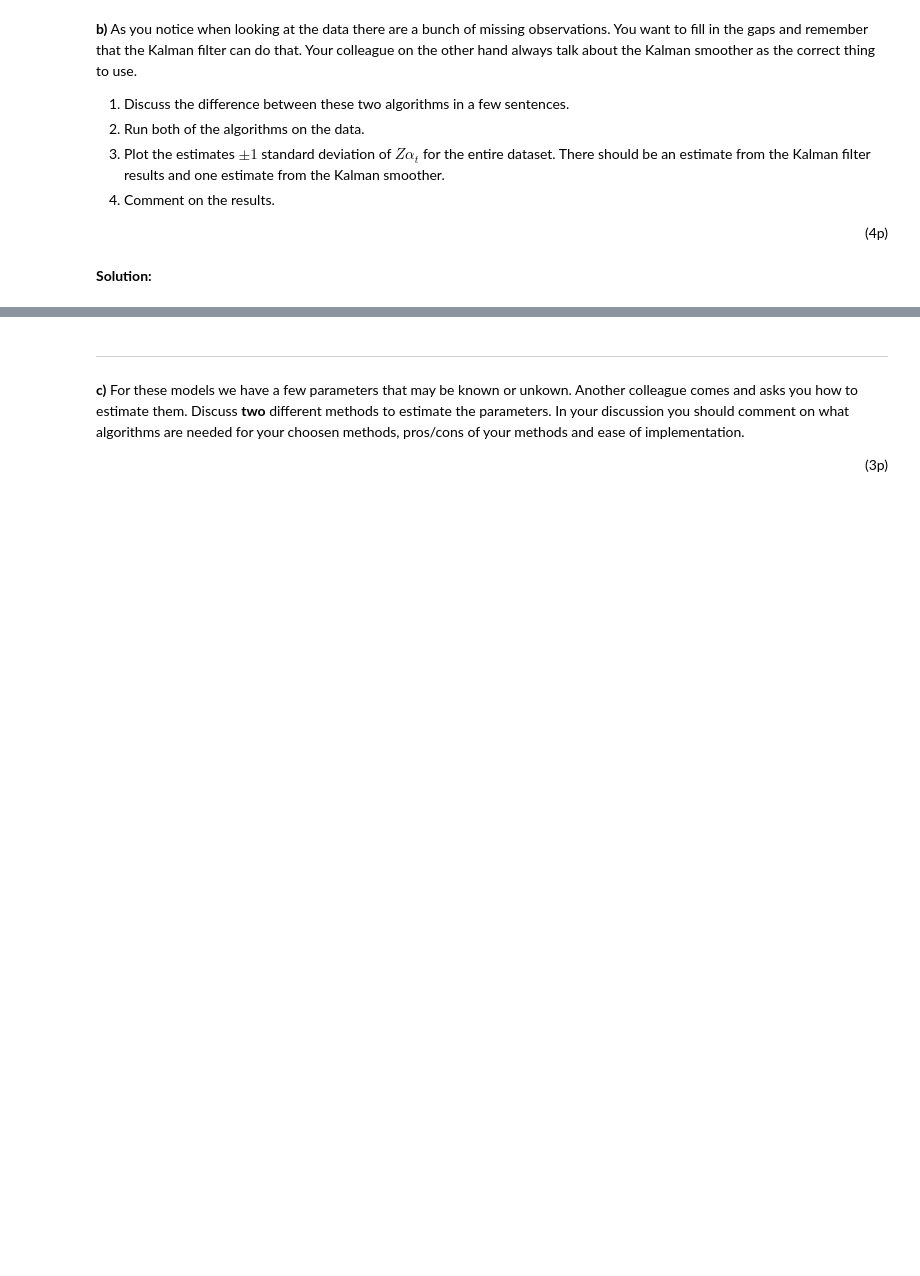
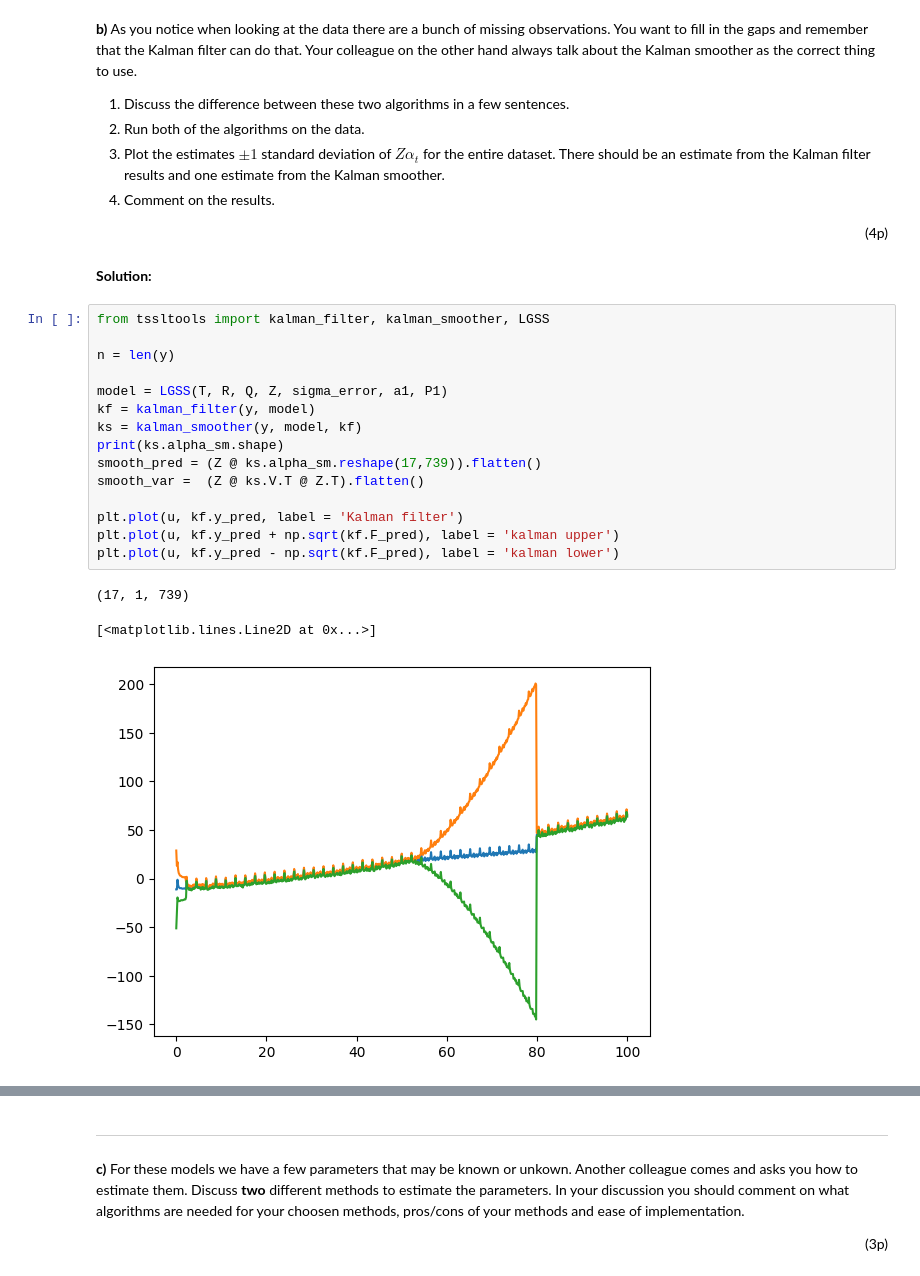
Before and after one commit to willewiik/Time-Series-and-Sequence-Learning, a Jupyter notebook: old_exams/exam_22_02_16_TS/Problem2.ipynb, the cells around one changed output, grey strips where cells are left out. Saved outputs shown, nothing was run; the diff lists cells and outputs as text; blank space fills up the shorter version.

```diff
--- a/old_exams/exam_22_02_16_TS/Problem2.ipynb
+++ b/old_exams/exam_22_02_16_TS/Problem2.ipynb
@@ -46,3 +134,22 @@ ___
 <div style="text-align: right"> (4p) </div>
 # %% [markdown]
 **Solution:**
+# %%
+from tssltools import kalman_filter, kalman_smoother, LGSS
+
+n = len(y)
+
+model = LGSS(T, R, Q, Z, sigma_error, a1, P1)
+kf = kalman_filter(y, model)
+ks = kalman_smoother(y, model, kf)
+print(ks.alpha_sm.shape)
+smooth_pred = (Z @ ks.alpha_sm.reshape(17,739)).flatten()
+smooth_var =  (Z @ ks.V.T @ Z.T).flatten()
+
+plt.plot(u, kf.y_pred, label = 'Kalman filter')
+plt.plot(u, kf.y_pred + np.sqrt(kf.F_pred), label = 'kalman upper')
+plt.plot(u, kf.y_pred - np.sqrt(kf.F_pred), label = 'kalman lower')
+# %% [output]
+(17, 1, 739)
+[<matplotlib.lines.Line2D at 0x...>]
+[figure, added]
```
Also changed, not shown: parts of 6 cells of this notebook.
